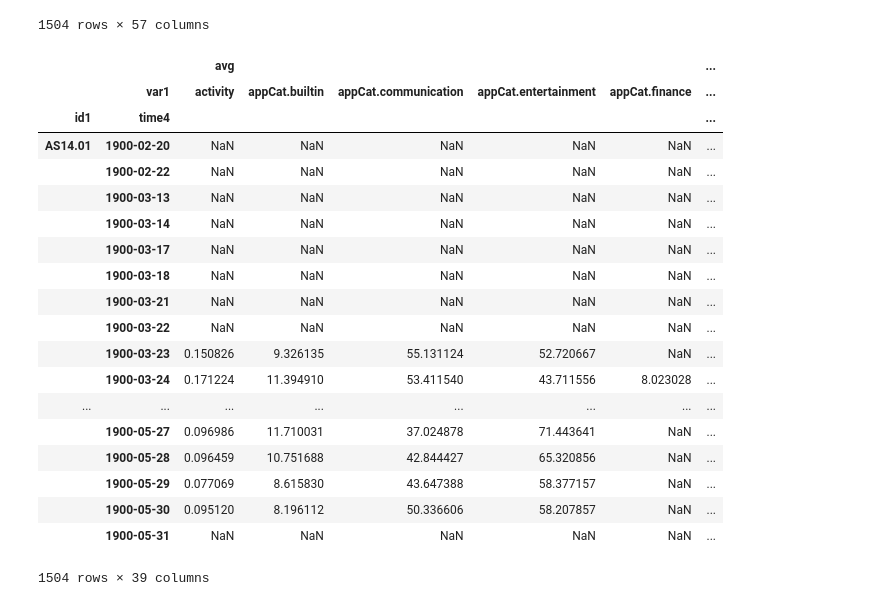
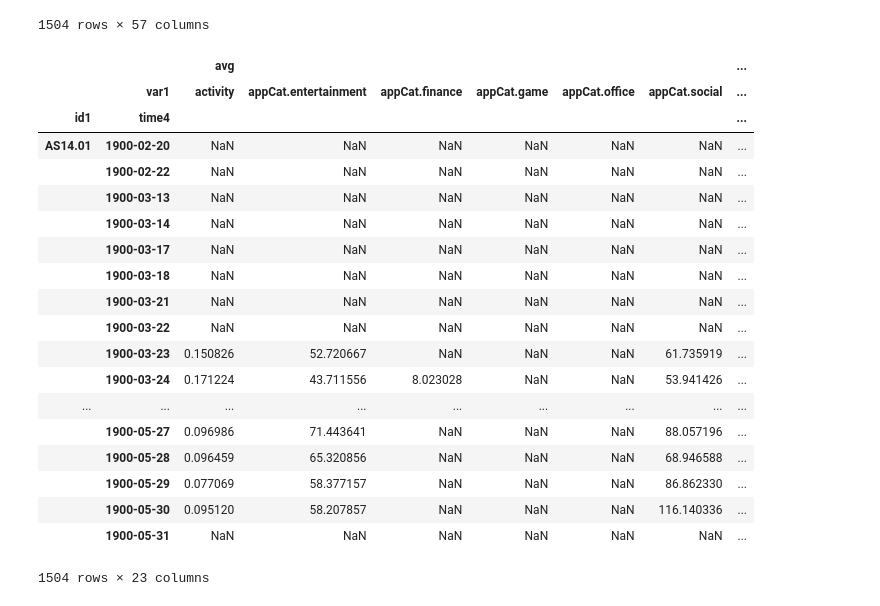
Before and after one commit to Dennis-Dekker/Data_mining, a Jupyter notebook: new_preprocessing.ipynb, the cells around one changed output. Saved outputs shown, nothing was run; the diff lists cells and outputs as text; code cells hidden in the pictures.

```diff
--- a/new_preprocessing.ipynb
+++ b/new_preprocessing.ipynb
@@ -292,32 +292,36 @@ table
 # %%
 table_test=table
 list_to_remove=[("mood_target","activity"),("mood_target","appCat.builtin"),("mood_target","appCat.communication"),("mood_target","appCat.entertainment"),
                ("mood_target","appCat.finance"),("mood_target","appCat.game"),("mood_target","appCat.office"),
                ("mood_target","appCat.other"),("mood_target","appCat.social"),("mood_target","appCat.travel"),
                ("mood_target","appCat.unknown"),("mood_target","appCat.utilities"),("mood_target","appCat.weather"),
                ("mood_target","call"),("mood_target","circumplex.arousal"),("mood_target","circumplex.valence"),
-               ("mood_target","screen"),("mood_target","sms")]
+               ("mood_target","screen"),("mood_target","sms"),
+               ("avg","appCat.builtin"),("slopes","appCat.builtin"),("avg","appCat.unknown"),("slopes","appCat.unknown"),
+               ("avg","sms"),("slopes","sms"),("avg","call"),("slopes","call"),
+               ("avg","screen"),("slopes","screen"),("avg","appCat.communication"),("slopes","appCat.communication"),
+               ("avg","appCat.utilities"),("slopes","appCat.utilities"),("avg","appCat.other"),("slopes","appCat.other")]
 table_test=table_test.drop(list_to_remove, axis =1)
 #table_test.iloc[:]["mood_target"]
 table_test
 # %% [output]
-|  |  | avg |  |  |  |  | ... |
-|  | var1 | activity | appCat.builtin | appCat.communication | appCat.entertainment | appCat.finance | ... |
-| id1 | time4 |  |  |  |  |  | ... |
-| AS14.01 | 1900-02-20 | NaN | NaN | NaN | NaN | NaN | ... |
-|  | 1900-02-22 | NaN | NaN | NaN | NaN | NaN | ... |
-|  | 1900-03-13 | NaN | NaN | NaN | NaN | NaN | ... |
-|  | 1900-03-14 | NaN | NaN | NaN | NaN | NaN | ... |
-|  | 1900-03-17 | NaN | NaN | NaN | NaN | NaN | ... |
-|  | 1900-03-18 | NaN | NaN | NaN | NaN | NaN | ... |
-|  | 1900-03-21 | NaN | NaN | NaN | NaN | NaN | ... |
-|  | 1900-03-22 | NaN | NaN | NaN | NaN | NaN | ... |
-|  | 1900-03-23 | 0.150826 | 9.326135 | 55.131124 | 52.720667 | NaN | ... |
-|  | 1900-03-24 | 0.171224 | 11.394910 | 53.411540 | 43.711556 | 8.023028 | ... |
-| ... | ... | ... | ... | ... | ... | ... | ... |
-|  | 1900-05-27 | 0.096986 | 11.710031 | 37.024878 | 71.443641 | NaN | ... |
-|  | 1900-05-28 | 0.096459 | 10.751688 | 42.844427 | 65.320856 | NaN | ... |
-|  | 1900-05-29 | 0.077069 | 8.615830 | 43.647388 | 58.377157 | NaN | ... |
-|  | 1900-05-30 | 0.095120 | 8.196112 | 50.336606 | 58.207857 | NaN | ... |
-|  | 1900-05-31 | NaN | NaN | NaN | NaN | NaN | ... |
+|  |  | avg |  |  |  |  |  | ... |
+|  | var1 | activity | appCat.entertainment | appCat.finance | appCat.game | appCat.office | appCat.social | ... |
+| id1 | time4 |  |  |  |  |  |  | ... |
+| AS14.01 | 1900-02-20 | NaN | NaN | NaN | NaN | NaN | NaN | ... |
+|  | 1900-02-22 | NaN | NaN | NaN | NaN | NaN | NaN | ... |
+|  | 1900-03-13 | NaN | NaN | NaN | NaN | NaN | NaN | ... |
+|  | 1900-03-14 | NaN | NaN | NaN | NaN | NaN | NaN | ... |
+|  | 1900-03-17 | NaN | NaN | NaN | NaN | NaN | NaN | ... |
+|  | 1900-03-18 | NaN | NaN | NaN | NaN | NaN | NaN | ... |
+|  | 1900-03-21 | NaN | NaN | NaN | NaN | NaN | NaN | ... |
+|  | 1900-03-22 | NaN | NaN | NaN | NaN | NaN | NaN | ... |
+|  | 1900-03-23 | 0.150826 | 52.720667 | NaN | NaN | NaN | 61.735919 | ... |
+|  | 1900-03-24 | 0.171224 | 43.711556 | 8.023028 | NaN | NaN | 53.941426 | ... |
+| ... | ... | ... | ... | ... | ... | ... | ... | ... |
+|  | 1900-05-27 | 0.096986 | 71.443641 | NaN | NaN | NaN | 88.057196 | ... |
+|  | 1900-05-28 | 0.096459 | 65.320856 | NaN | NaN | NaN | 68.946588 | ... |
+|  | 1900-05-29 | 0.077069 | 58.377157 | NaN | NaN | NaN | 86.862330 | ... |
+|  | 1900-05-30 | 0.095120 | 58.207857 | NaN | NaN | NaN | 116.140336 | ... |
+|  | 1900-05-31 | NaN | NaN | NaN | NaN | NaN | NaN | ... |
-1504 rows × 39 columns
+1504 rows × 23 columns
```
